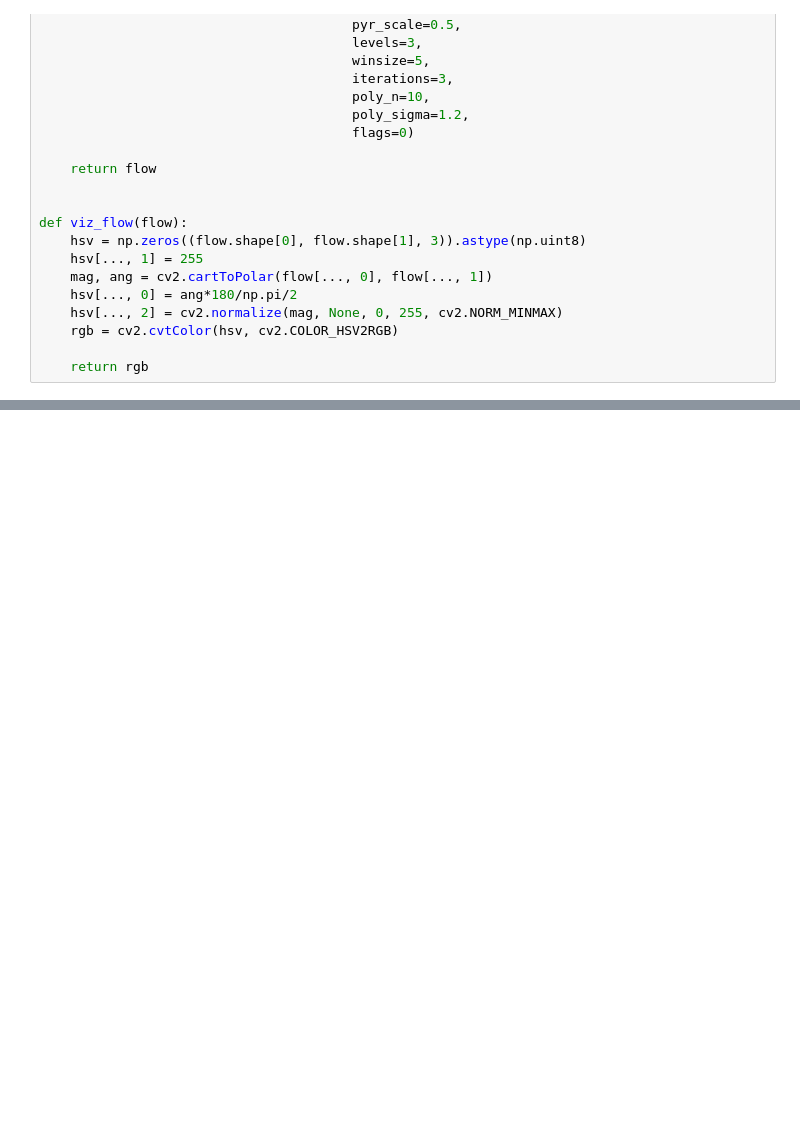
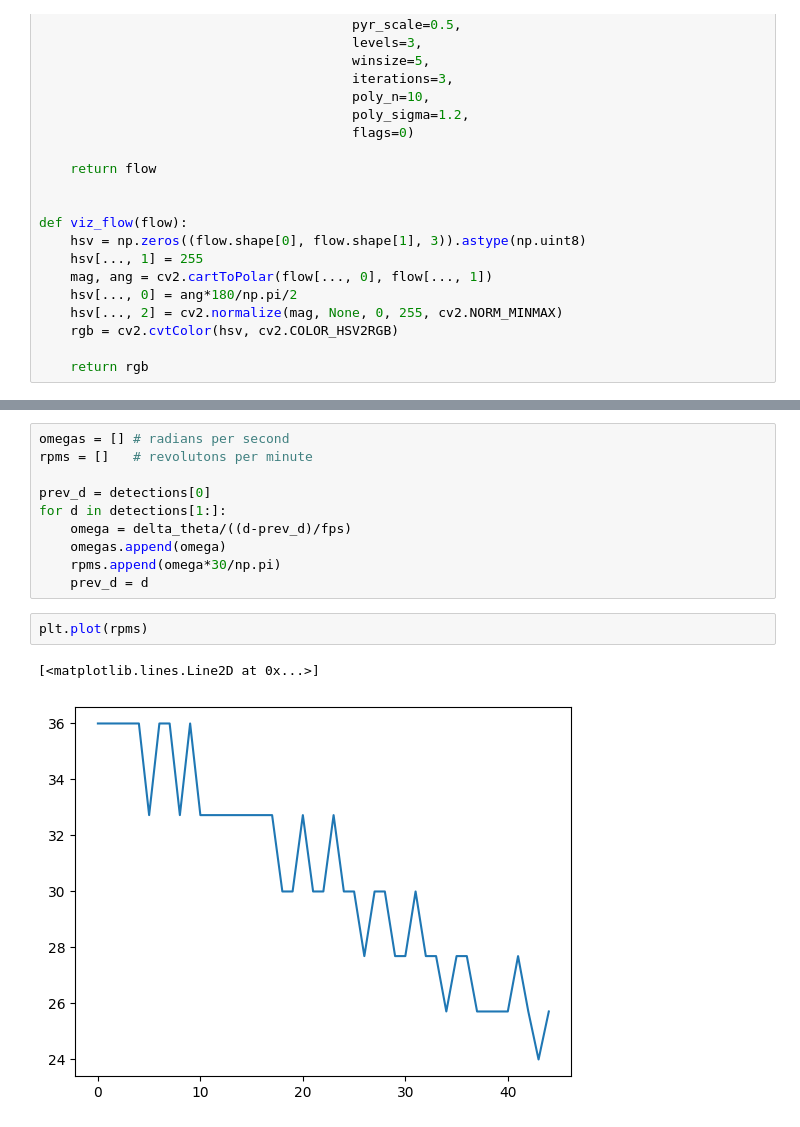
Before and after one commit to itberrios/CV_projects, a Jupyter notebook: optical_flow/fan_track_simple.ipynb, the cells around one changed output, grey strips where cells are left out. Cells and saved outputs as stored; diff of their text form; blank space fills up the shorter version.

```diff
--- a/optical_flow/fan_track_simple.ipynb
+++ b/optical_flow/fan_track_simple.ipynb
@@ -136,0 +221,15 @@ Determine if moving fan blade has crossed the line (we can clean this up later).
+# %%
+omegas = [] # radians per second
+rpms = []   # revolutons per minute
+
+prev_d = detections[0]
+for d in detections[1:]:
+    omega = delta_theta/((d-prev_d)/fps)
+    omegas.append(omega)
+    rpms.append(omega*30/np.pi)
+    prev_d = d
+# %%
+plt.plot(rpms)
+# %% [output]
+[<matplotlib.lines.Line2D at 0x...>]
+[figure, added]
```
Also changed, not shown: parts of 24 cells of this notebook.
